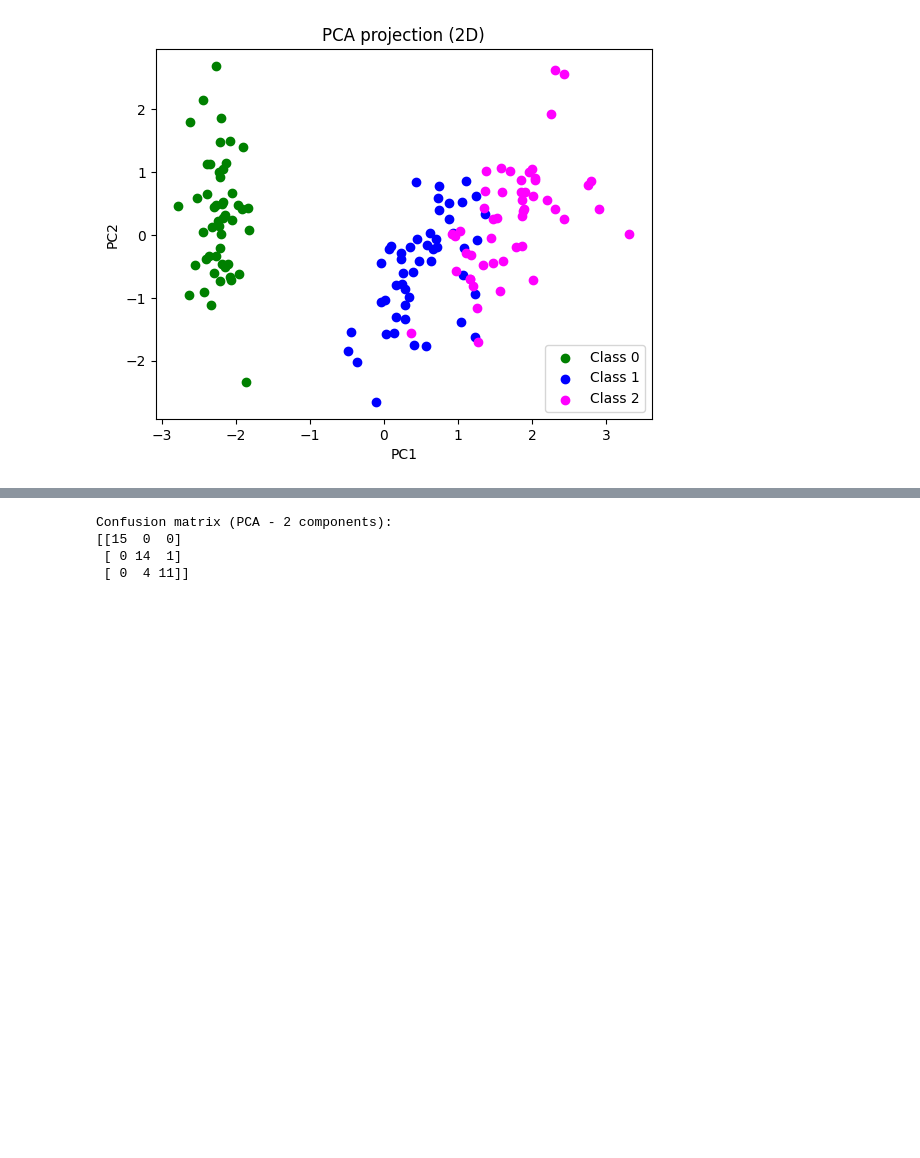
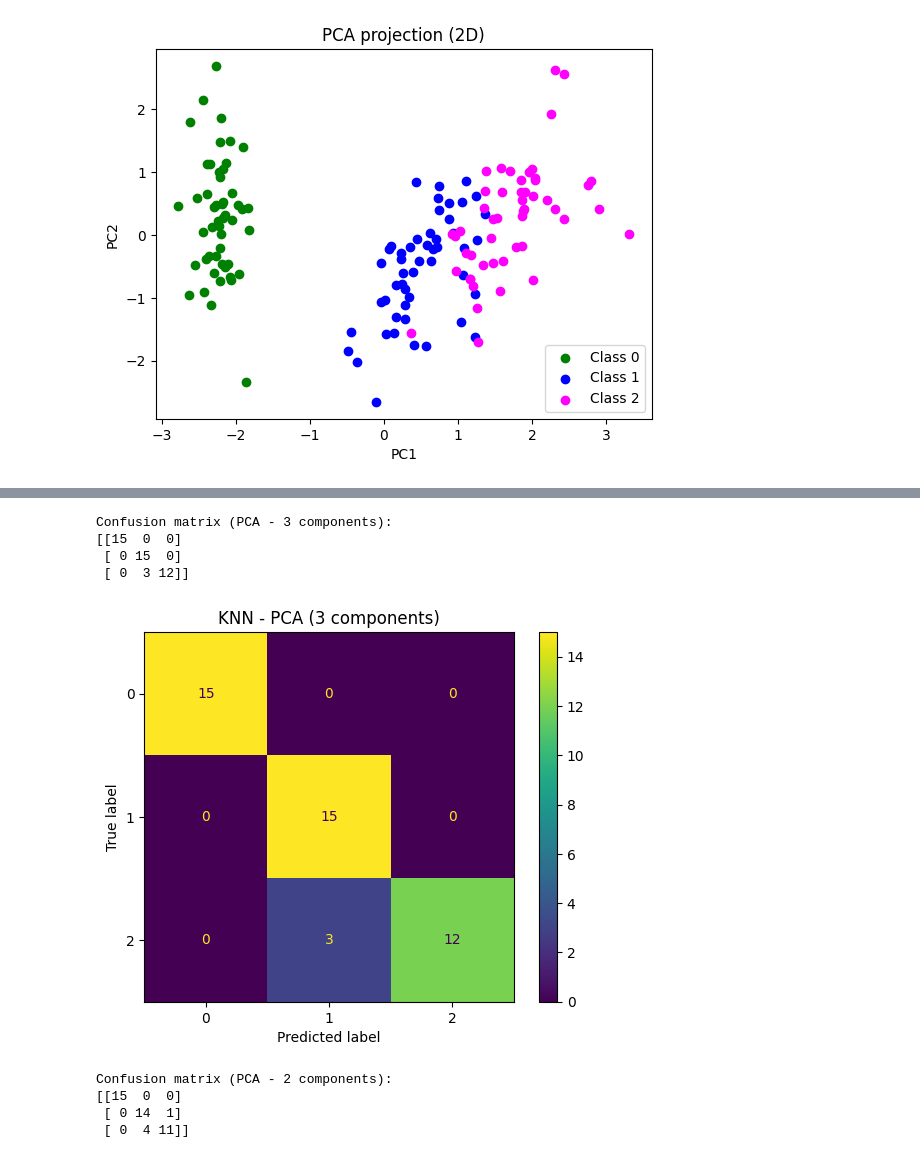
Before and after one commit to lukaskonar/MPA-MLF, a Jupyter notebook: lab_04.ipynb, the cells around one changed output, grey strips where cells are left out. Drawn from its saved outputs; the diff is of its cells as text; code cells hidden in the pictures; blank space fills up the shorter version.

```diff
--- a/lab_04.ipynb
+++ b/lab_04.ipynb
@@ -133,3 +197,32 @@ Confusion matrix (Full 4D data):
+# %%
+
+
+# Split
+X_train_pca, X_test_pca, y_train, y_test = train_test_split(
+    Xpca, y, test_size=0.3, random_state=42, stratify=y
+)
+
+# KNN
+knn2 = KNeighborsClassifier(n_neighbors=3)
+knn2.fit(X_train_pca, y_train)
+
+# Prediction
+y_pred2 = knn2.predict(X_test_pca)
+
+# Confusion matrix
+cm2 = confusion_matrix(y_test, y_pred2)
+print("Confusion matrix (PCA - 3 components):")
+print(cm2)
+
+ConfusionMatrixDisplay.from_predictions(y_test, y_pred2)
+plt.title("KNN - PCA (3 components)")
+plt.show()
+# %% [output]
+Confusion matrix (PCA - 3 components):
+[[15  0  0]
+ [ 0 15  0]
+ [ 0  3 12]]
+[figure, added]
 # %%
 # Use only first 2 principal components
 Xpca2 = Xpca[:, :2]
```
Also changed, not shown: parts of 3 cells of this notebook.
